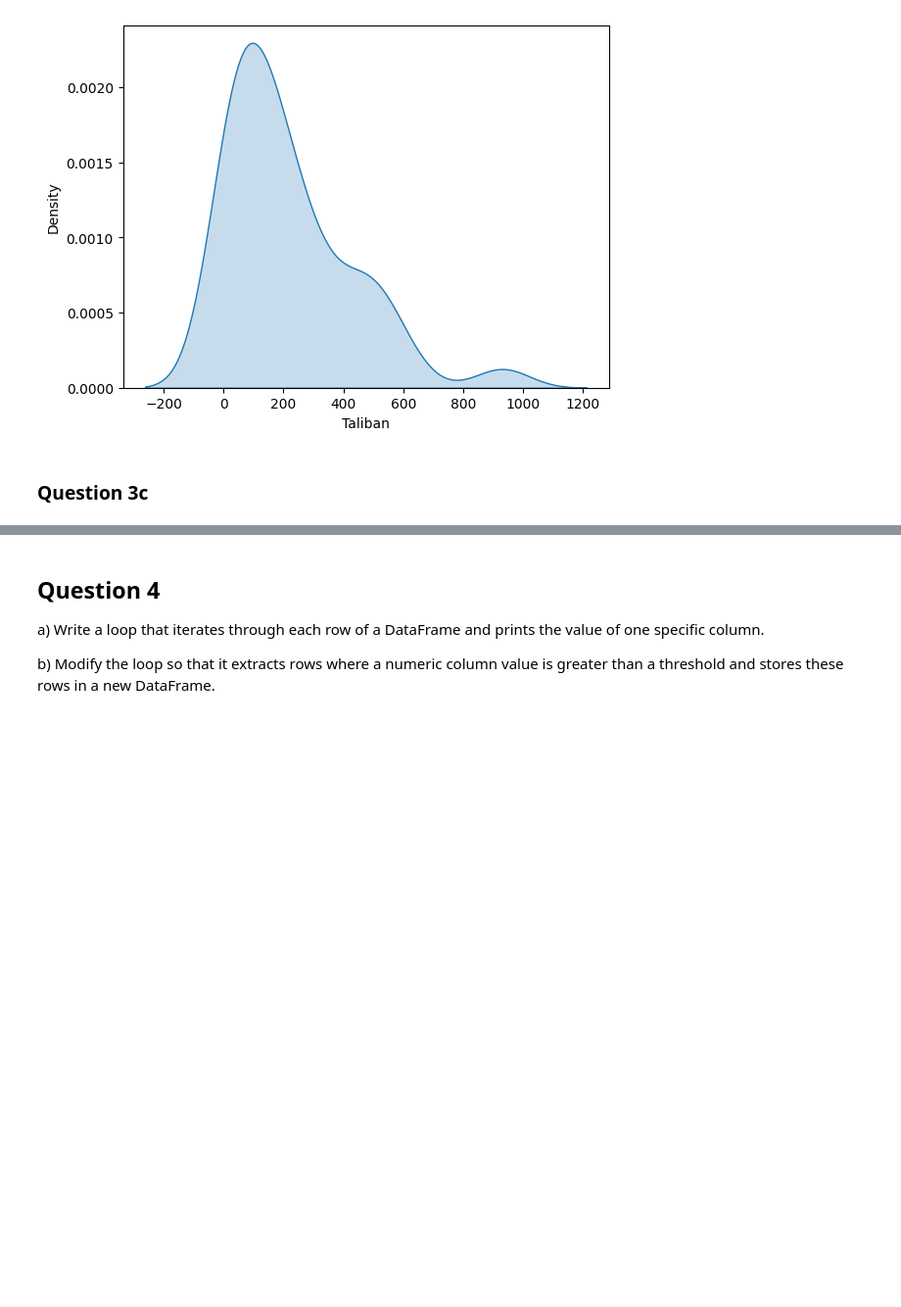
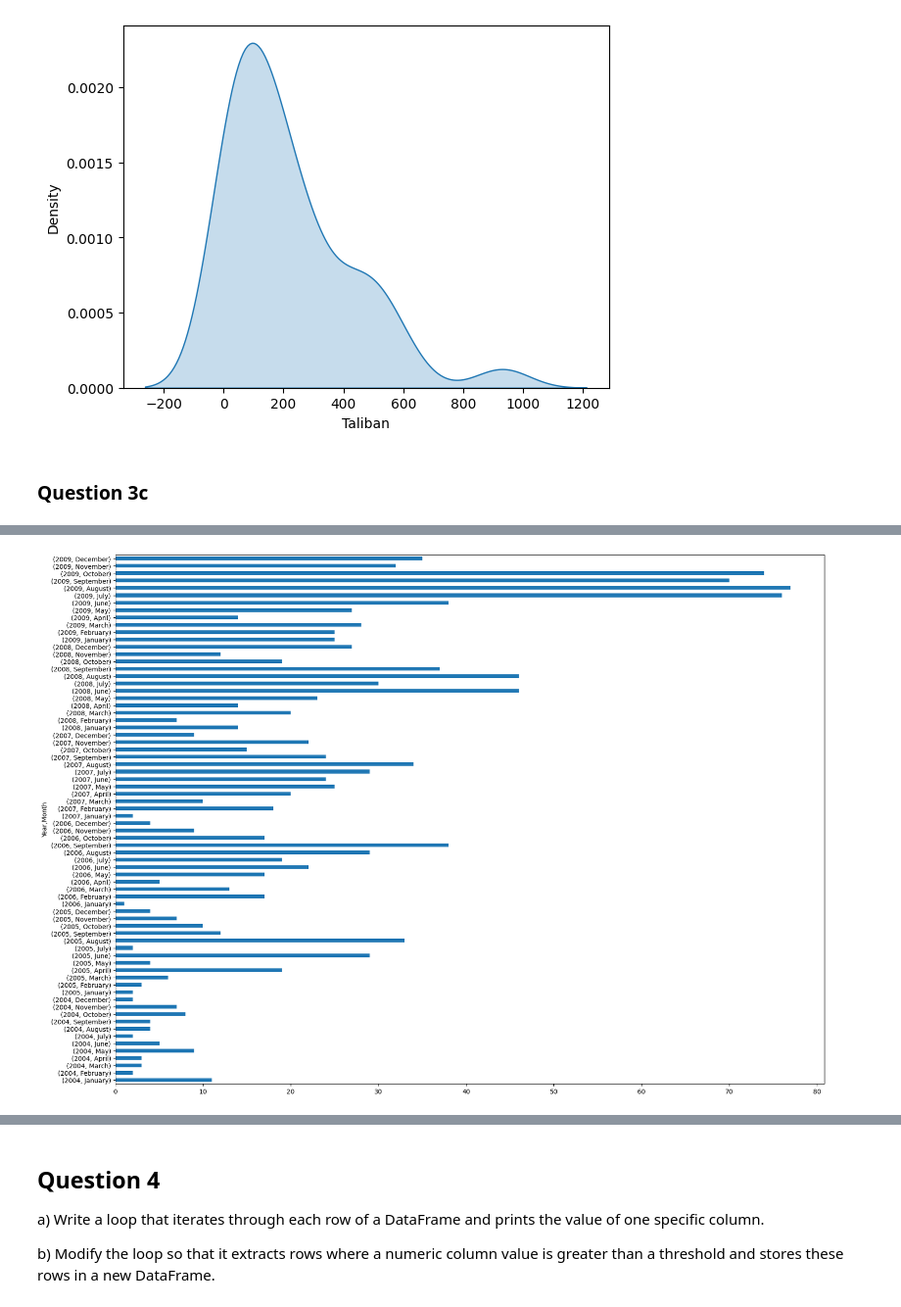
Before and after one commit to HansWurst9000/DeKiMaTo, a Jupyter notebook: Assignment2.ipynb, the cells around one changed output, grey strips where cells are left out. Shown at 98% size. Saved outputs shown, nothing was run; the diff lists cells and outputs as text; code cells hidden in the pictures; blank space fills up the shorter version.

```diff
--- a/Assignment2.ipynb
+++ b/Assignment2.ipynb
@@ -142,0 +133,5 @@ plt.show()
+# %%
+#plot horizontal bar diagram
+bars_horizontal = db['Nato - official figures'].plot(kind='barh', figsize=(20, 15))
+# %% [output]
+[figure, added]
```
Also changed, not shown: parts of 11 cells of this notebook.
